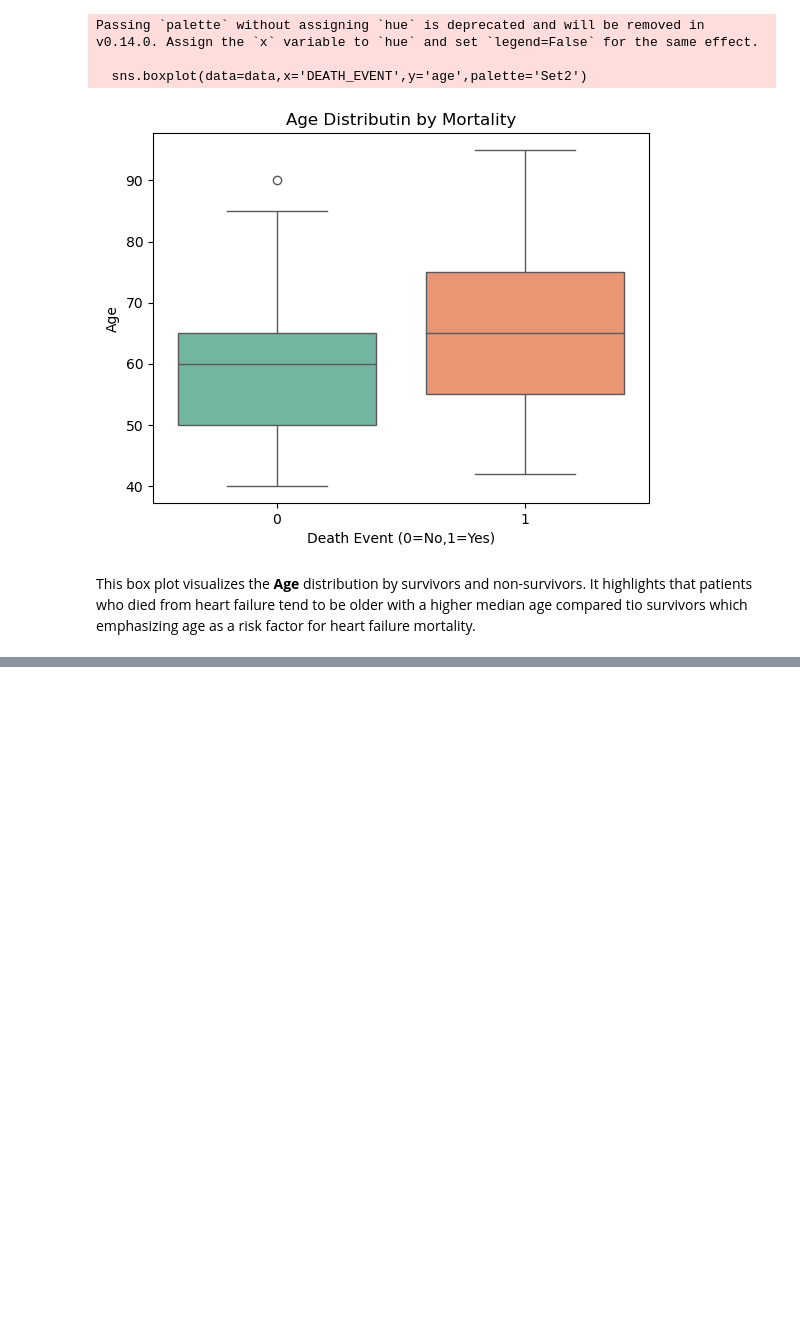
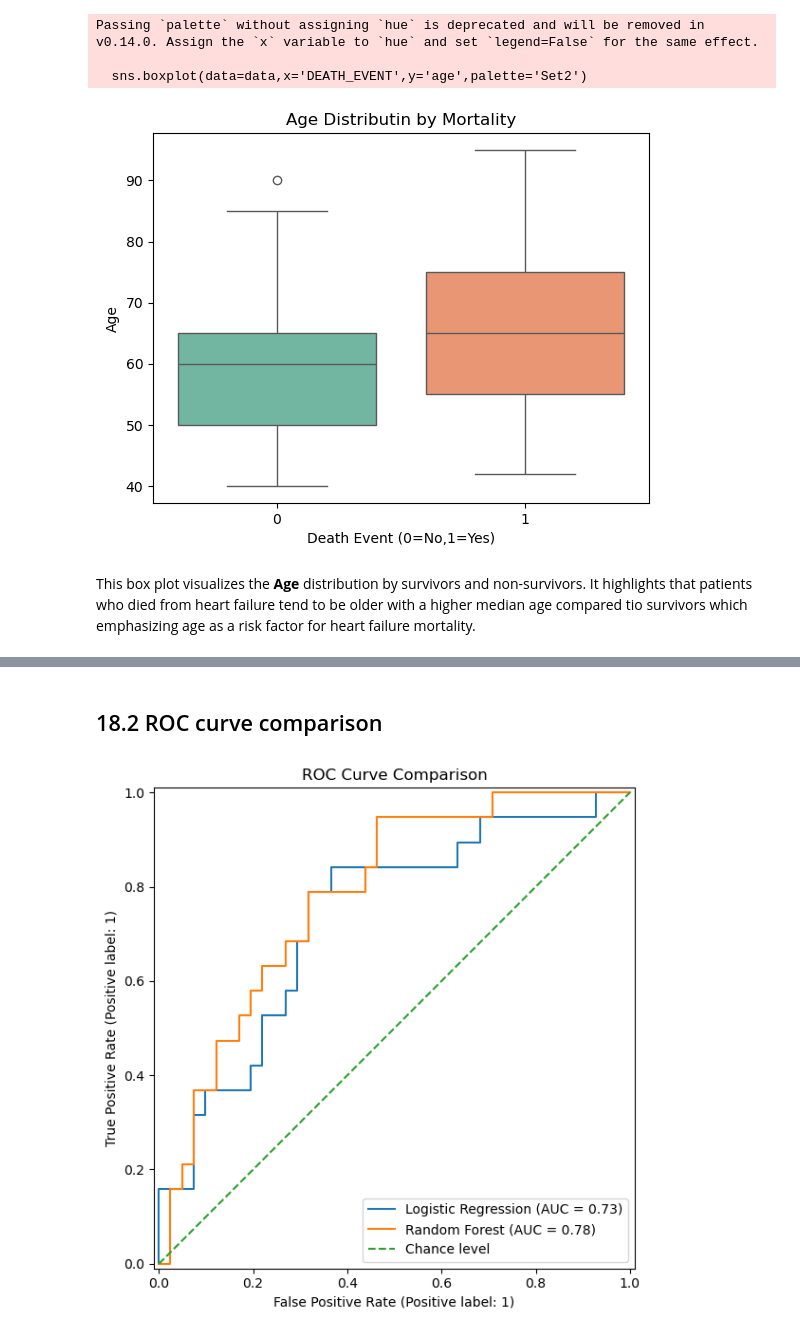
Before and after one commit to jannatularshi/Python_Heart_Failure_Prediction_Analysis, a Jupyter notebook: Heart Failure Prediction Analysis.ipynb, the cells around one changed output, grey strips where cells are left out. Drawn from its saved outputs; the diff is of its cells as text; code cells hidden in the pictures; blank space fills up the shorter version.

```diff
--- a/Heart Failure Prediction Analysis.ipynb
+++ b/Heart Failure Prediction Analysis.ipynb
@@ -538,0 +638,20 @@ treatment efficacy.
+# %%
+logistic_model = Pipeline(steps=[
+    ("imputer", SimpleImputer(strategy="median")),
+    ("scaler", StandardScaler()),
+    ("classifier", LogisticRegression(
+        max_iter=2000,
+        class_weight="balanced",
+        random_state=RANDOM_STATE
+    ))
+])
+
+# Train the model
+logistic_model.fit(X_train, y_train)
+
+# Make predictions
+lr_pred = logistic_model.predict(X_test)
+lr_prob = logistic_model.predict_proba(X_test)[:, 1]
+
+# Evaluate the model
+print(classification_report(y_test, lr_pred, zero_division=0))
@@ -538,0 +749,30 @@ treatment efficacy.
+# %% [markdown]
+## 18.2 ROC curve comparison
+# %%
+fig, ax = plt.subplots(figsize=(7, 6))
+
+RocCurveDisplay.from_predictions(
+    y_test, lr_prob,
+    name="Logistic Regression",
+    ax=ax
+)
+
+RocCurveDisplay.from_predictions(
+    y_test, rf_prob,
+    name="Random Forest",
+    ax=ax
+)
+
+ax.plot(
+    [0, 1], [0, 1],
+    linestyle="--",
+    label="Chance level"
+)
+
+ax.set_title("ROC Curve Comparison")
+ax.legend()
+
+plt.tight_layout()
+plt.show()
+# %% [output]
+[figure, added]
```
Also changed, not shown: parts of 34 cells of this notebook, 1 other file.
